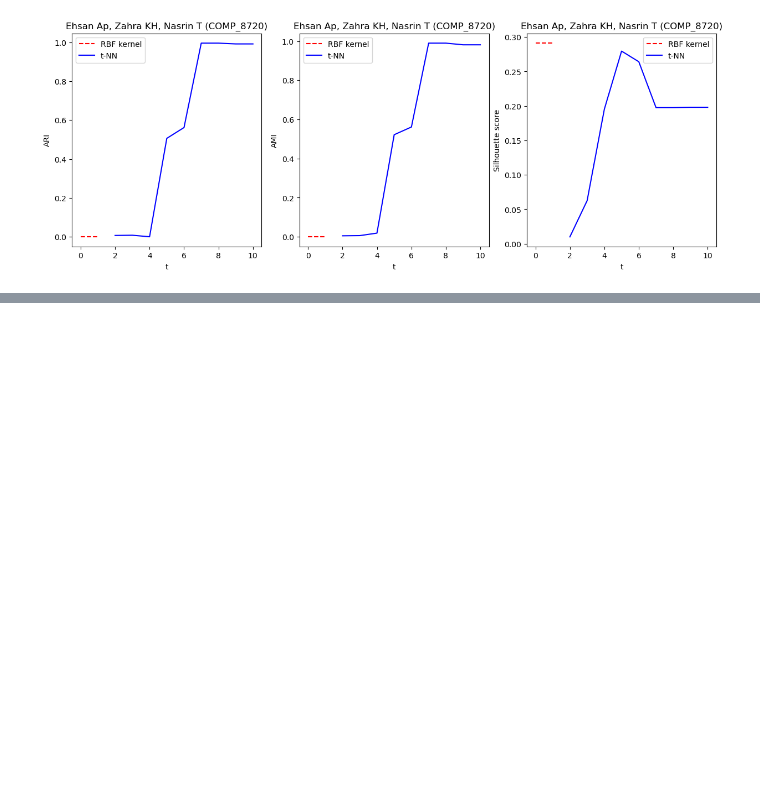
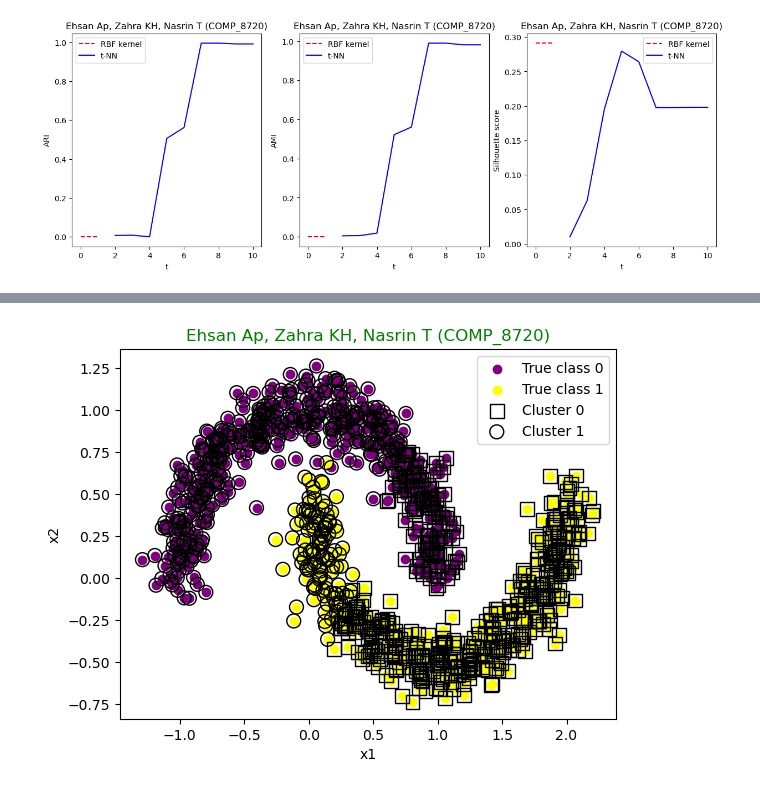
Before and after one commit to ehsanap7/adv_topics_ai, a Jupyter notebook: assignments/assignment_1,2/code/clustering_models_2.ipynb, the cells around one changed output, grey strips where cells are left out. Cells and saved outputs as stored; diff of their text form; code cells hidden in the pictures; blank space fills up the shorter version.

```diff
--- a/assignments/assignment_1,2/code/clustering_models_2.ipynb
+++ b/assignments/assignment_1,2/code/clustering_models_2.ipynb
@@ -403,0 +550,25 @@ plt.show()
+# %%
+X = moons_csv[['x1', 'x2']]
+y_true = moons_csv['label']
+
+kmeans = KMeans(n_clusters=2, random_state=0)
+kmeans.fit(X)
+
+true_colors = ['purple', 'yellow']
+cluster_markers = ['s', 'o']
+
+fig, ax = plt.subplots()
+for label, color in zip(y_true.unique(), true_colors):
+    mask = y_true == label
+    ax.scatter(X[mask]['x1'], X[mask]['x2'], c=color, label=f'True class {label}')
+for label, marker in zip(set(kmeans.labels_), cluster_markers):
+    mask = kmeans.labels_ == label
+    ax.scatter(X[mask]['x1'], X[mask]['x2'], marker=marker, s=100, edgecolors='black', facecolors='none',
+               label=f'Cluster {label}')
+ax.set_xlabel('x1')
+ax.set_ylabel('x2')
+ax.legend()
+plt.title("Ehsan Ap, Zahra KH, Nasrin T (COMP_8720)", color='green')
+plt.show()
+# %% [output]
+[figure, added]
```
Also changed, not shown: parts of 15 cells of this notebook.
